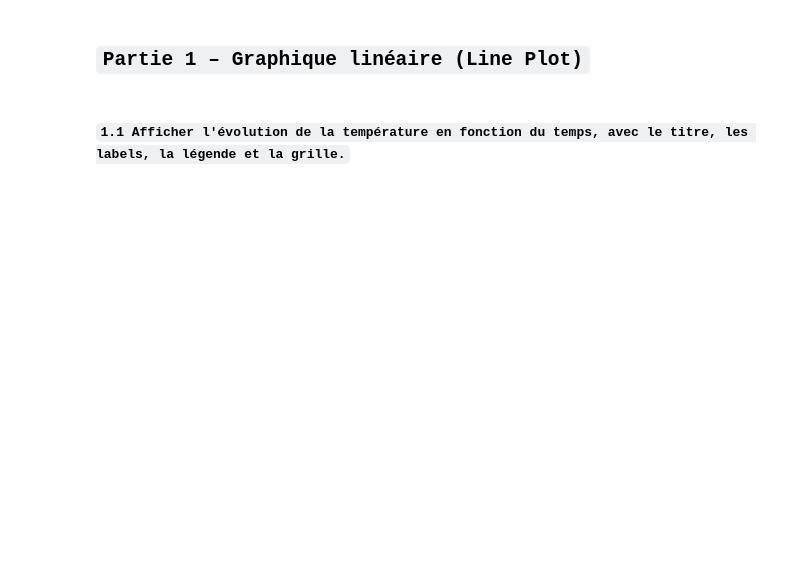
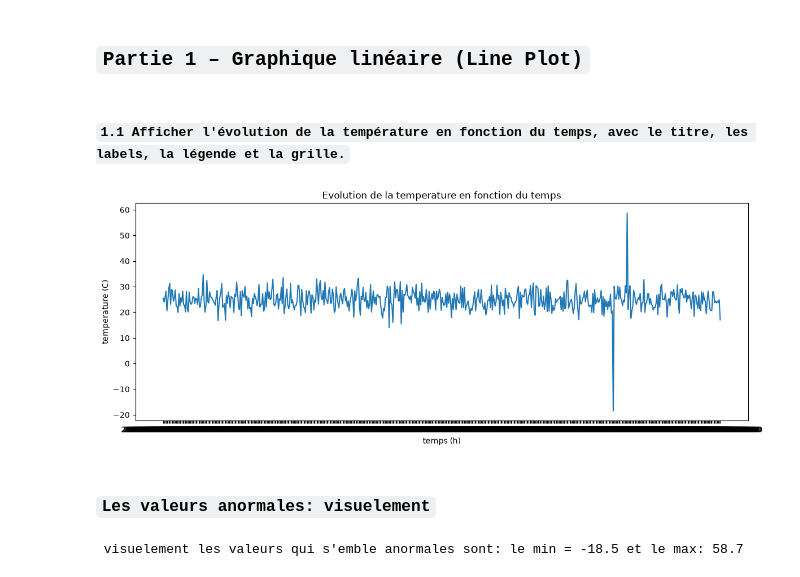
Before and after one commit to Alassanee/atelier_matplotlib_iot, a Jupyter notebook: atelier_matplotlib_iot.ipynb, the cells around one changed output. Saved outputs shown, nothing was run; the diff lists cells and outputs as text; code cells hidden in the pictures; blank space fills up the shorter version.

Commit message:
Partie 1 – Graphique linéaire (Line Plot) (suite)

```diff
--- a/atelier_matplotlib_iot.ipynb
+++ b/atelier_matplotlib_iot.ipynb
@@ -23,6 +23,18 @@ df.head()
 #### `1.1 Afficher l'évolution de la température en fonction du temps, avec le titre, les labels, la légende et la grille.`
 # %%
 # Pré-traitement du dataset
-fig, ax = plt.subplot()
+fig, ax = plt.subplots(figsize = (14,5))
 
-ax.plot(df['temperature'], )
+ax.plot(df['date_heure'], df["temperature"])
+ax.set_xlabel("temps (h)")
+ax.set_ylabel("temperature (C)")
+ax.set_title("Evolution de la temperature en fonction du temps")
+plt.show()
+# %% [output]
+[figure, added]
+# %% [markdown]
+### `Les valeurs anormales: visuelement`
+# %%
+print(f" visuelement les valeurs qui s'emble anormales sont: le min = {df['temperature'].min()} et le max: {df['temperature'].max()}")
+# %% [output]
+ visuelement les valeurs qui s'emble anormales sont: le min = -18.5 et le max: 58.7
```
